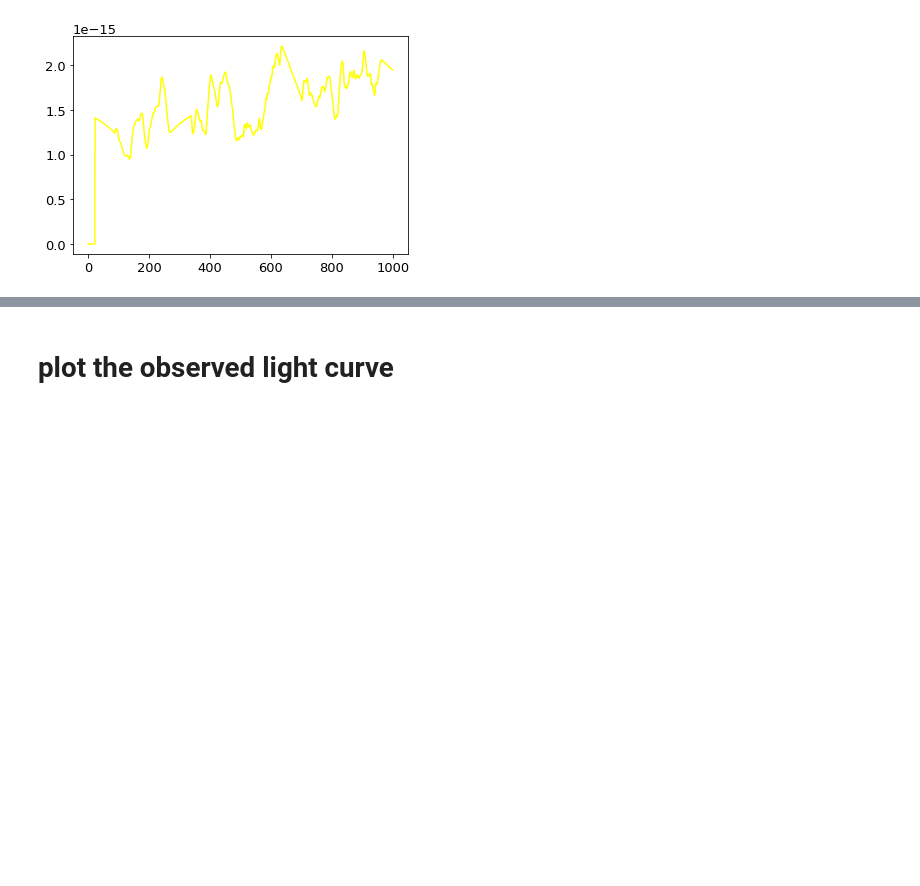
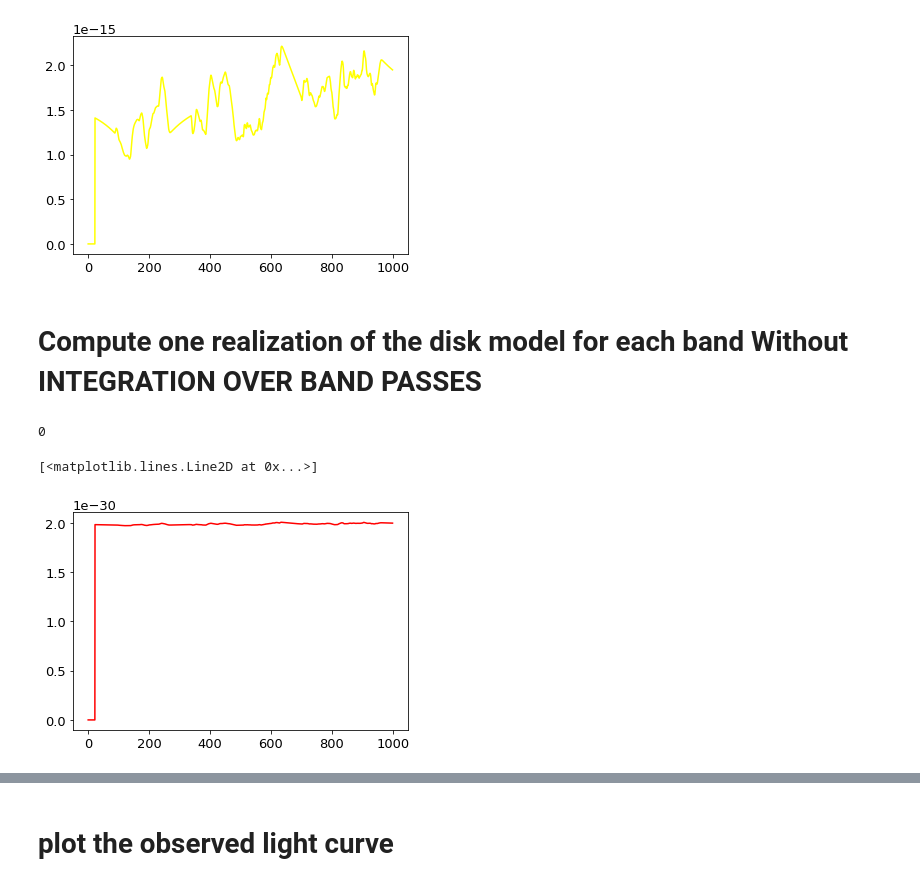
Before and after one commit to husnedereli/Reprocessing_disk, a Jupyter notebook: Compute_UVW2_LC_fitted_with_ADmodel.ipynb, the cells around one changed output, grey strips where cells are left out. Saved outputs shown, nothing was run; the diff lists cells and outputs as text; code cells hidden in the pictures; blank space fills up the shorter version.

```diff
--- a/Compute_UVW2_LC_fitted_with_ADmodel.ipynb
+++ b/Compute_UVW2_LC_fitted_with_ADmodel.ipynb
@@ -211,3 +221,5 @@ plt.plot(t, flux3*clight*(3440), color = "yellow")
 # %% [output]
 [<matplotlib.lines.Line2D at 0x...>]
 [figure]
+# %% [markdown]
+# Compute one realization of the disk model for each band Without INTEGRATION OVER BAND PASSES
@@ -213,0 +232,17 @@ plt.plot(t, flux3*clight*(3440), color = "yellow")
+# %%
+t = []
+flux0 = []
+for i in range(0,2000):
+    t.append(float(0.5*float(i) + 0.0))
+    flux0.append(float(0))
+t = np.asarray(t)
+flux0 = np.asarray(flux0)
+
+ad.LightCurve_no_integration(0, time_ILC, flux_ILC, len(time_ILC), t, flux0, len(t), 1.0)
+# %% [output]
+0
+# %%
+plt.plot(t, flux0, color = "red")
+# %% [output]
+[<matplotlib.lines.Line2D at 0x...>]
+[figure, added]
```
Also changed, not shown: parts of 7 cells of this notebook, 4 other files.
